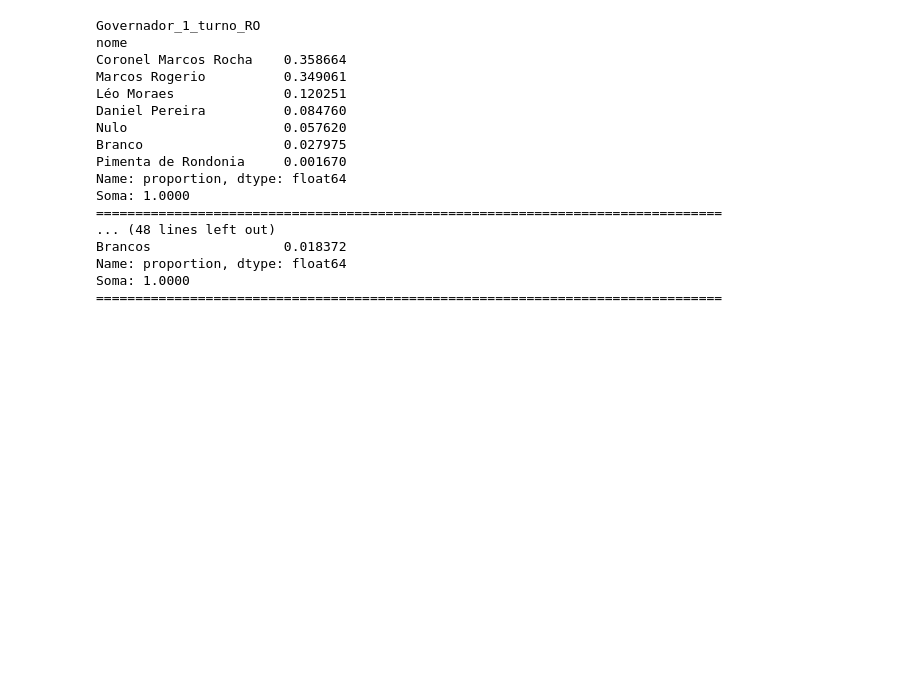
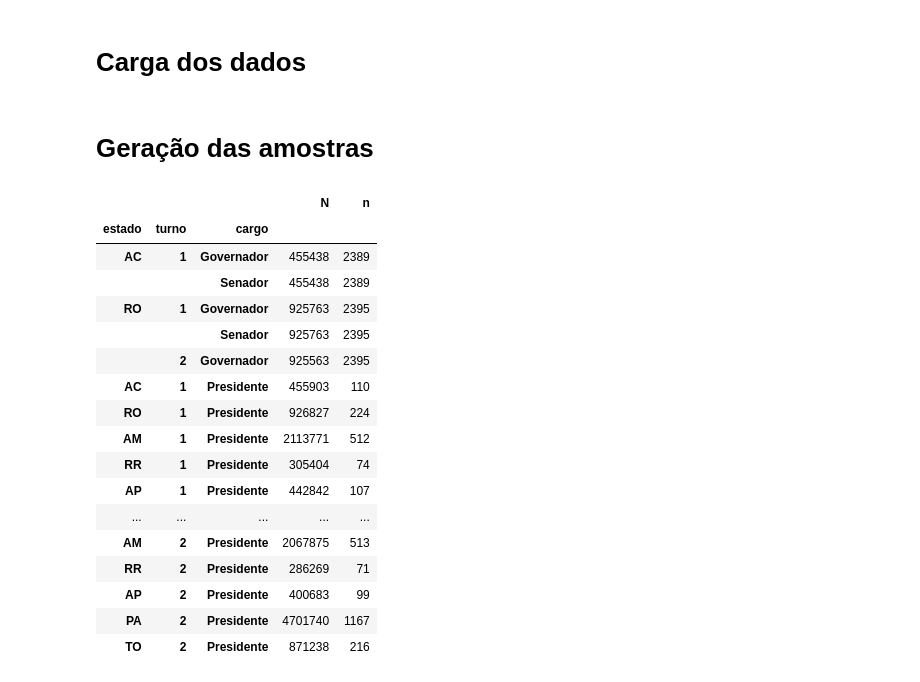
Before and after one commit to alinespereira/Pesquisa-Eleitoral---SME0807-2025S1-, a Jupyter notebook: proporcoes.ipynb, the cells around one changed output. Cells and saved outputs as stored; diff of their text form; code cells hidden in the pictures; blank space fills up the shorter version.

```diff
--- a/proporcoes.ipynb
+++ b/proporcoes.ipynb
@@ -7,25 +5,2 @@ SAMPLES = Path("data/sample")
-# %%
-for file in SAMPLES.glob("*.csv"):
-    df = pd.read_csv(file, index_col=0, dtype='category')
-    print(file.stem)
-    print(df["nome"].value_counts(normalize=True))
-    print(f'Soma: {df["nome"].value_counts(normalize=True).sum():.4f}')
-    print("=" * 80)
-# %% [output]
-Governador_1_turno_RO
-nome
-Coronel Marcos Rocha    0.358664
-Marcos Rogerio          0.349061
-Léo Moraes              0.120251
-Daniel Pereira          0.084760
-Nulo                    0.057620
-Branco                  0.027975
-Pimenta de Rondonia     0.001670
-Name: proportion, dtype: float64
-Soma: 1.0000
-================================================================================
-... (48 lines left out)
-Brancos                 0.018372
-Name: proportion, dtype: float64
-Soma: 1.0000
-================================================================================
+# %%
+pd.options.display.float_format = "{:_.4f}".format
@@ -31,0 +10,2 @@ Soma: 1.0000
+# %% [markdown]
+# Carga dos dados
@@ -31,0 +57,49 @@ Soma: 1.0000
+# %% [markdown]
+# Geração das amostras
+# %%
+sample_sizes = (
+    pd.DataFrame([
+        ['AC', 1, "Governador", 455_438, 2389],
+        ['AC', 1, "Senador", 455_438, 2389],
+        ['RO', 1, "Governador", 925_763, 2395],
+        ['RO', 1, "Senador", 925_763, 2395],
+        ['RO', 2, "Governador", 925563, 2395],
+        ["AC", 1, "Presidente", 455_903, 110],
+        ["RO", 1, "Presidente", 926_827, 224],
+        ["AM", 1, "Presidente", 2_113_771, 512],
+        ["RR", 1, "Presidente", 305_404, 74],
+        ["AP", 1, "Presidente", 442_842, 107],
+        ["PA", 1, "Presidente", 4_789_311, 1_159],
+        ["TO", 1, "Presidente", 891_449, 216],
+        ["AC", 2, "Presidente", 420_760, 104],
+        ["RO", 2, "Presidente", 926_517, 230],
+        ["AM", 2, "Presidente", 2_067_875, 513],
+        ["RR", 2, "Presidente", 286_269, 71],
+        ["AP", 2, "Presidente", 400_683, 99],
+        ["PA", 2, "Presidente", 4_701_740, 1_167],
+        ["TO", 2, "Presidente", 871_238, 216],
+
+    ],
+    columns=["estado", "turno", "cargo", "N", "n"])
+    .set_index(["estado", "turno", "cargo"])
+)
+sample_sizes
+# %% [output]
+|  |  |  | N | n |
+| estado | turno | cargo |  |  |
+| AC | 1 | Governador | 455438 | 2389 |
+|  |  | Senador | 455438 | 2389 |
+| RO | 1 | Governador | 925763 | 2395 |
+|  |  | Senador | 925763 | 2395 |
+|  | 2 | Governador | 925563 | 2395 |
+| AC | 1 | Presidente | 455903 | 110 |
+| RO | 1 | Presidente | 926827 | 224 |
+| AM | 1 | Presidente | 2113771 | 512 |
+| RR | 1 | Presidente | 305404 | 74 |
+| AP | 1 | Presidente | 442842 | 107 |
+| ... | ... | ... | ... | ... |
+| AM | 2 | Presidente | 2067875 | 513 |
+| RR | 2 | Presidente | 286269 | 71 |
+| AP | 2 | Presidente | 400683 | 99 |
+| PA | 2 | Presidente | 4701740 | 1167 |
+| TO | 2 | Presidente | 871238 | 216 |
```
Also changed, not shown: parts of 17 cells of this notebook.
